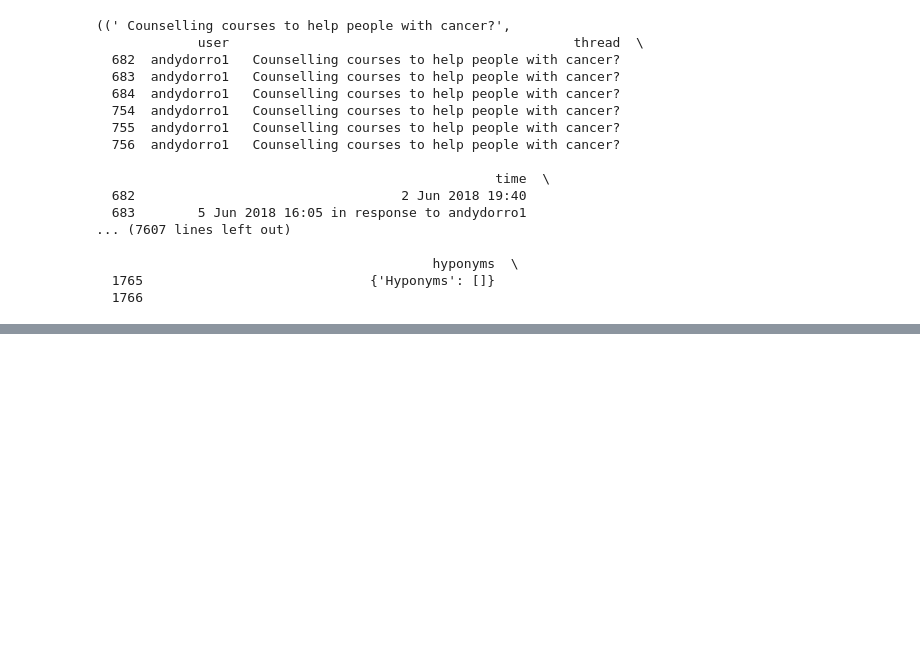
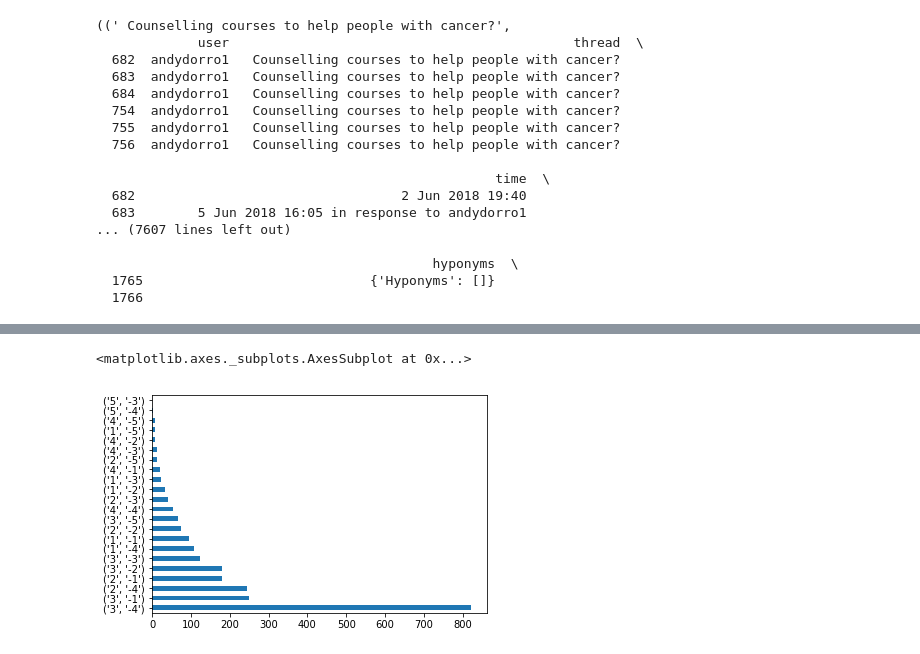
Before and after one commit to moamenibrahim/discussions-text-analysis, a Jupyter notebook: visualization.ipynb, the cells around one changed output, grey strips where cells are left out. Cells and saved outputs as stored; diff of their text form; code cells hidden in the pictures; blank space fills up the shorter version.

```diff
--- a/visualization.ipynb
+++ b/visualization.ipynb
@@ -74,0 +98,5 @@ for i in ner:
+# %%
+df['sentiment'].value_counts().plot(kind='barh')
+# %% [output]
+<matplotlib.axes._subplots.AxesSubplot at 0x...>
+[figure, added]
```
Also changed, not shown: parts of 15 cells of this notebook, 2 other files.
